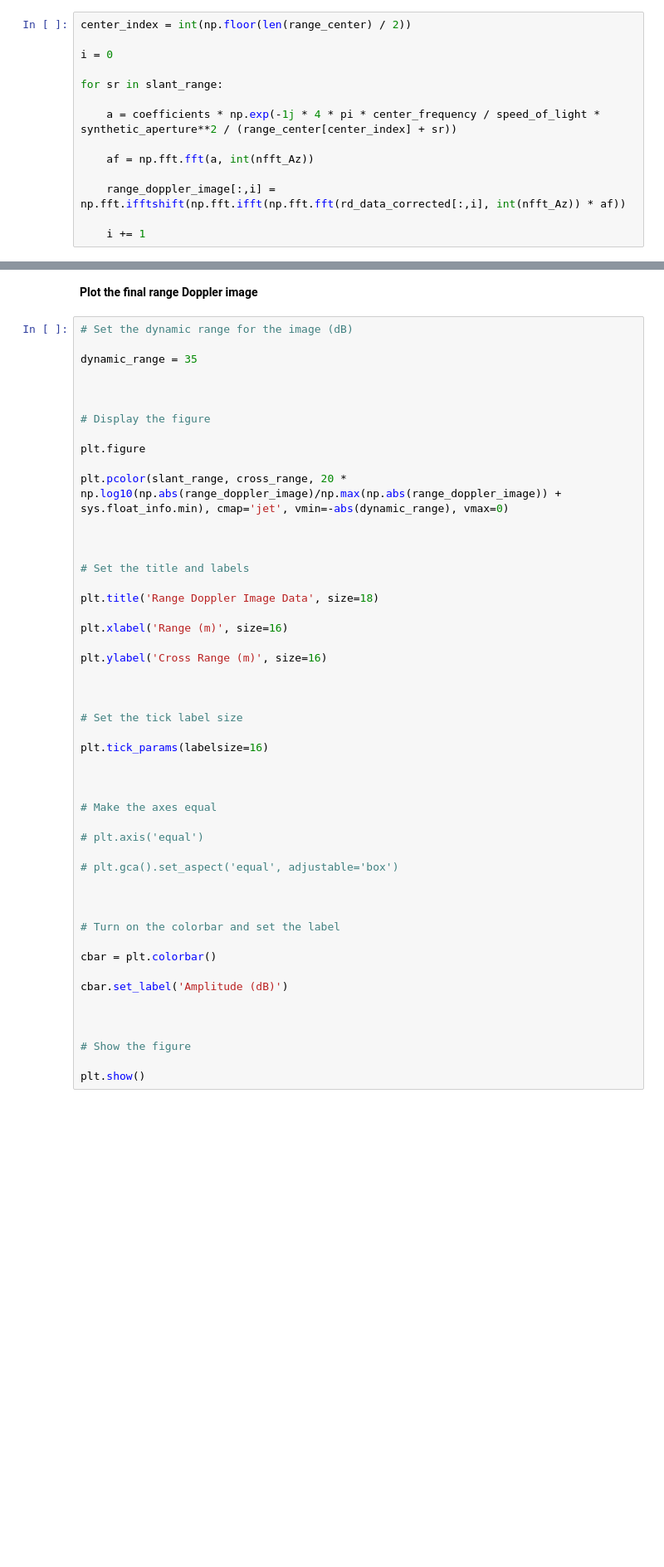
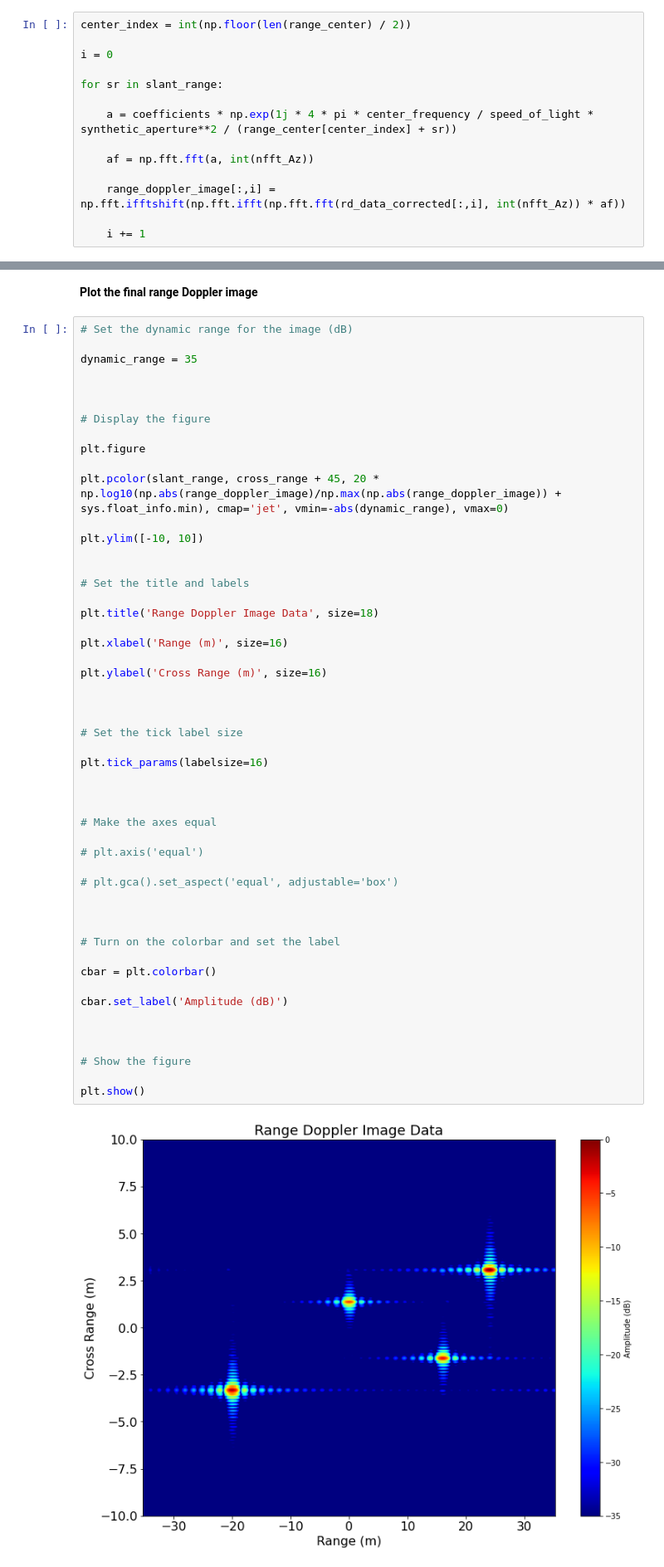
Before and after one commit to SARBook/software, a Jupyter notebook: python/Chapter3/range_doppler_point_target_example.ipynb, the cells around one changed output, grey strips where cells are left out. Shown at 83% size. Saved outputs shown, nothing was run; the diff lists cells and outputs as text; blank space fills up the shorter version.

```diff
--- a/python/Chapter3/range_doppler_point_target_example.ipynb
+++ b/python/Chapter3/range_doppler_point_target_example.ipynb
@@ -280,7 +280,7 @@ i = 0
 
 for sr in slant_range:
 
-    a = coefficients * np.exp(-1j * 4 * pi * center_frequency / speed_of_light * synthetic_aperture**2 / (range_center[center_index] + sr))
+    a = coefficients * np.exp(1j * 4 * pi * center_frequency / speed_of_light * synthetic_aperture**2 / (range_center[center_index] + sr))
 
     af = np.fft.fft(a, int(nfft_Az))
 
@@ -304,8 +304,9 @@ dynamic_range = 35
 
 plt.figure
 
-plt.pcolor(slant_range, cross_range, 20 * np.log10(np.abs(range_doppler_image)/np.max(np.abs(range_doppler_image)) + sys.float_info.min), cmap='jet', vmin=-abs(dynamic_range), vmax=0)
+plt.pcolor(slant_range, cross_range + 45, 20 * np.log10(np.abs(range_doppler_image)/np.max(np.abs(range_doppler_image)) + sys.float_info.min), cmap='jet', vmin=-abs(dynamic_range), vmax=0)
 
+plt.ylim([-10, 10])
 
 
 # Set the title and labels
@@ -316,30 +317,32 @@ plt.xlabel('Range (m)', size=16)
 
 plt.ylabel('Cross Range (m)', size=16)
 
 
 
 # Set the tick label size
 
 plt.tick_params(labelsize=16)
 
 
 
 # Make the axes equal
 
 # plt.axis('equal')
 
 # plt.gca().set_aspect('equal', adjustable='box')
 
 
 
 # Turn on the colorbar and set the label
 
 cbar = plt.colorbar()
 
 cbar.set_label('Amplitude (dB)')
 
 
 
 # Show the figure
 
 plt.show()
+# %% [output]
+[figure, added]
```
Also changed, not shown: 1 other file.
